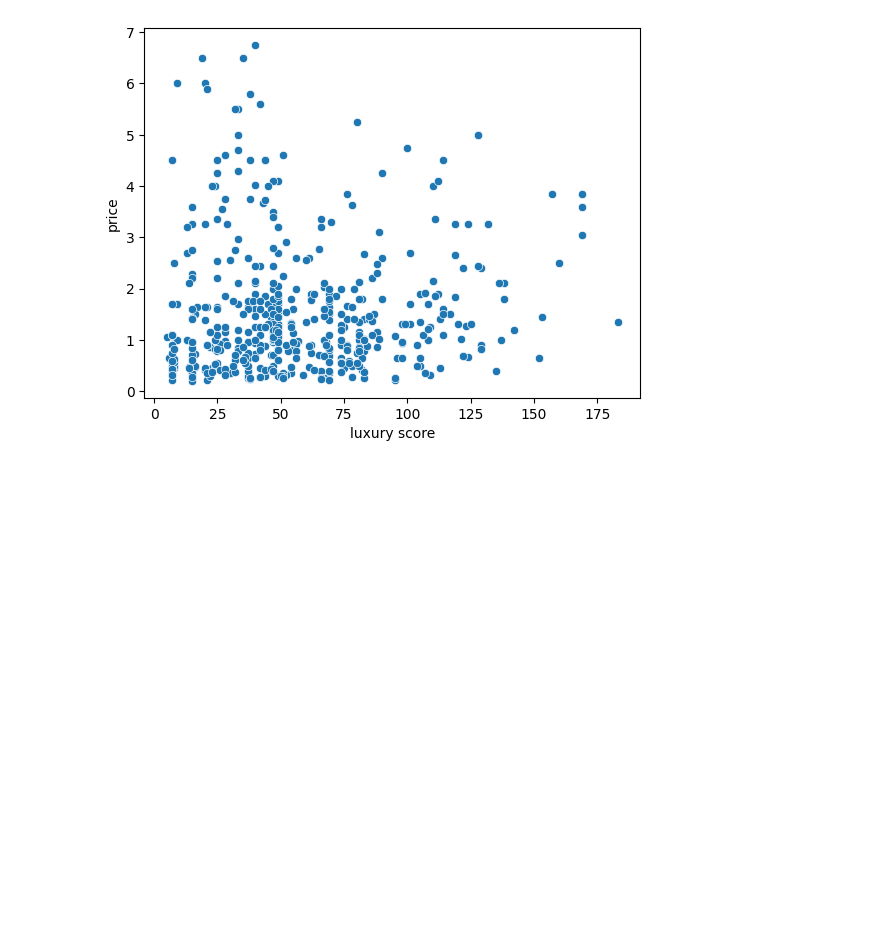
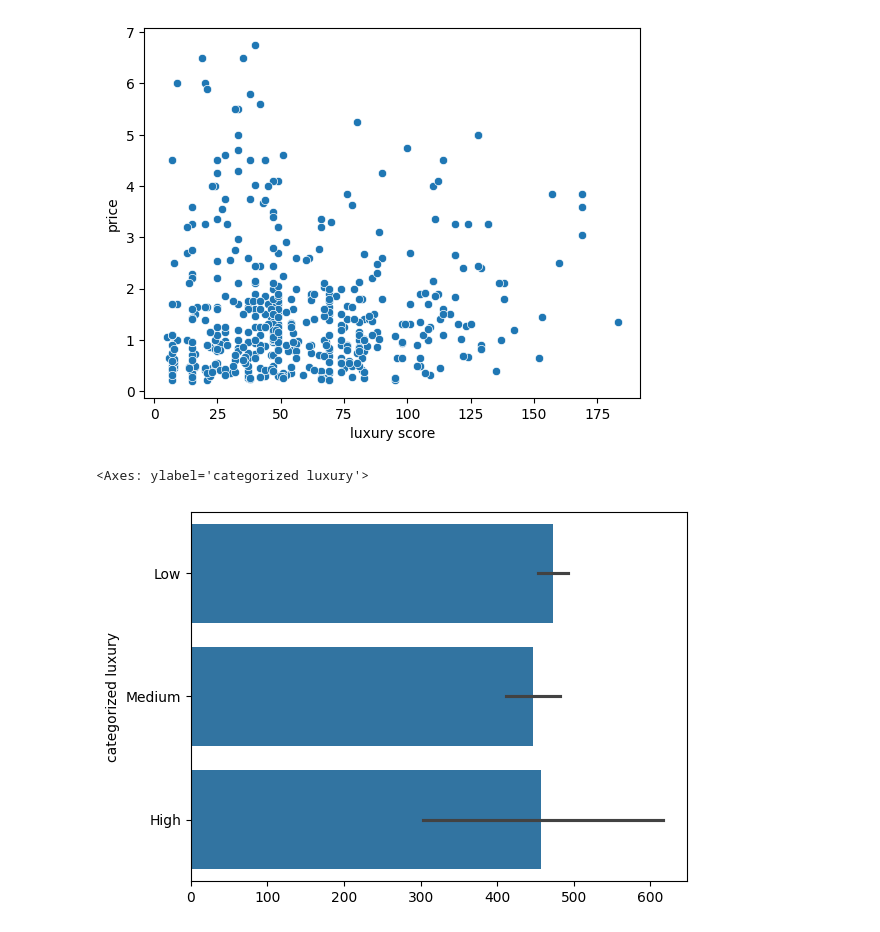
Before and after one commit to TeenaJaglan/Housing-Property-Analyzer, a Jupyter notebook: Feature Selection.ipynb, the cells around one changed output. Cells and saved outputs as stored; diff of their text form; code cells hidden in the pictures; blank space fills up the shorter version.

```diff
--- a/Feature Selection.ipynb
+++ b/Feature Selection.ipynb
@@ -53,6 +45,6 @@ dropping
 data.drop(columns=['society','price_per_sqft','Plot area','Super Built Up area','Carpet area','area','Dining Table', 'Curtains',
        'Sofa', 'Water Purifier', 'Chimney', 'Geyser', 'Wardrobe', 'Fridge',
        'Microwave', 'Stove', 'TV', 'Washing Machine', 'Bed', 'AC', 'Light',
-       'Fan', 'Exhaust Fan', 'Modular Kitchen','description','rating','facing'],inplace=True,errors='ignore')
+       'Fan', 'Exhaust Fan', 'Modular Kitchen','rating','facing','description','address'],inplace=True,errors='ignore')
 data.shape
 # %% [output]
@@ -81,3 +87,18 @@ sns.scatterplot(x,x='luxury score',y ='price')
 # %% [output]
 <Axes: xlabel='luxury score', ylabel='price'>
 [figure]
+# %%
+def categorize_luxury(x):
+    if x<50:
+        return "Low"
+    elif x<140:
+        return 'Medium'
+    else :
+        return 'High'
+
+dt['categorized luxury'] =dt['luxury score'].apply(categorize_luxury)
+# %%
+sns.barplot(dt['categorized luxury'] )
+# %% [output]
+<Axes: ylabel='categorized luxury'>
+[figure, added]
```
Also changed, not shown: parts of 51 cells of this notebook, 2 other files.
